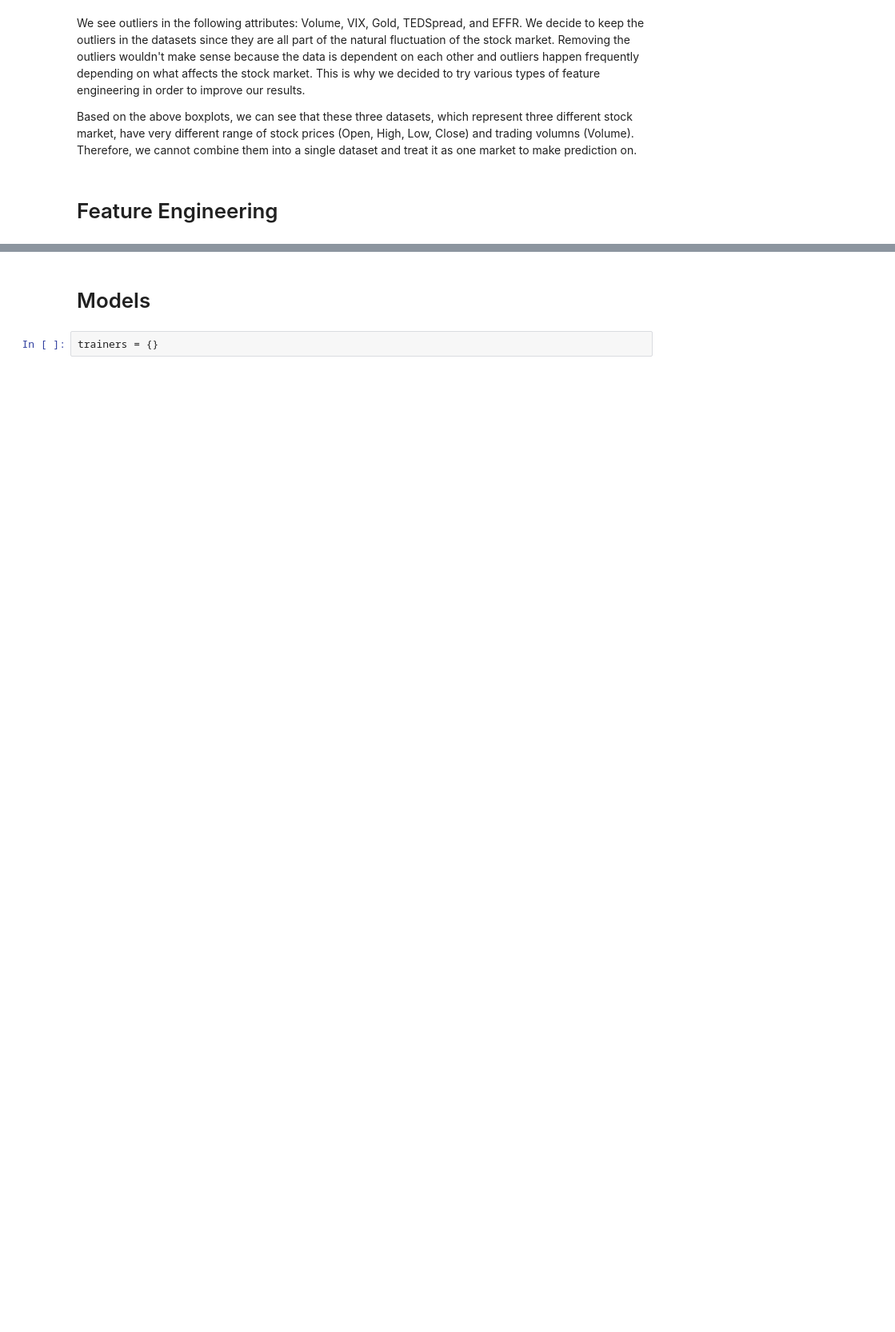
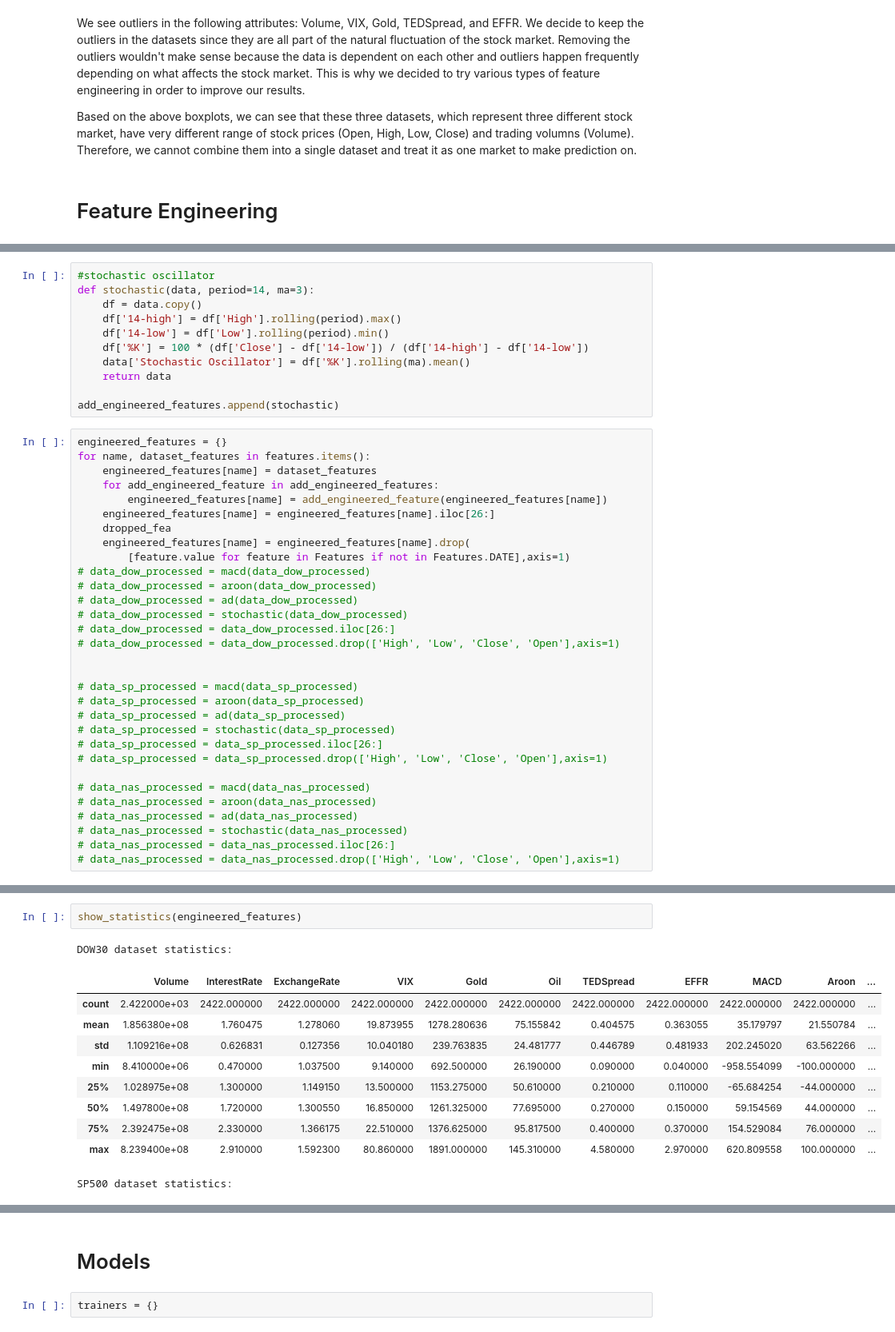
Before and after one commit to jesse-zou/CS363D-Final-Project, a Jupyter notebook: project.ipynb, the cells around one changed output, grey strips where cells are left out. Shown at 80% size. Saved outputs shown, nothing was run; the diff lists cells and outputs as text; blank space fills up the shorter version.

Commit message:
modularizing engineered features

```diff
--- a/project.ipynb
+++ b/project.ipynb
@@ -294,0 +303,42 @@ data_dow_processed.head()
+# %%
+#stochastic oscillator
+def stochastic(data, period=14, ma=3):
+    df = data.copy()
+    df['14-high'] = df['High'].rolling(period).max()
+    df['14-low'] = df['Low'].rolling(period).min()
+    df['%K'] = 100 * (df['Close'] - df['14-low']) / (df['14-high'] - df['14-low'])
+    data['Stochastic Oscillator'] = df['%K'].rolling(ma).mean()
+    return data
+
+add_engineered_features.append(stochastic)
+# %%
+engineered_features = {}
+for name, dataset_features in features.items():
+    engineered_features[name] = dataset_features
+    for add_engineered_feature in add_engineered_features:
+        engineered_features[name] = add_engineered_feature(engineered_features[name])
+    engineered_features[name] = engineered_features[name].iloc[26:]
+    dropped_fea
+    engineered_features[name] = engineered_features[name].drop(
+        [feature.value for feature in Features if not in Features.DATE],axis=1)
+# data_dow_processed = macd(data_dow_processed)
+# data_dow_processed = aroon(data_dow_processed)
+# data_dow_processed = ad(data_dow_processed)
+# data_dow_processed = stochastic(data_dow_processed)
+# data_dow_processed = data_dow_processed.iloc[26:]
+# data_dow_processed = data_dow_processed.drop(['High', 'Low', 'Close', 'Open'],axis=1)
+
+
+# data_sp_processed = macd(data_sp_processed)
+# data_sp_processed = aroon(data_sp_processed)
+# data_sp_processed = ad(data_sp_processed)
+# data_sp_processed = stochastic(data_sp_processed)
+# data_sp_processed = data_sp_processed.iloc[26:]
+# data_sp_processed = data_sp_processed.drop(['High', 'Low', 'Close', 'Open'],axis=1)
+
+# data_nas_processed = macd(data_nas_processed)
+# data_nas_processed = aroon(data_nas_processed)
+# data_nas_processed = ad(data_nas_processed)
+# data_nas_processed = stochastic(data_nas_processed)
+# data_nas_processed = data_nas_processed.iloc[26:]
+# data_nas_processed = data_nas_processed.drop(['High', 'Low', 'Close', 'Open'],axis=1)
@@ -294,0 +371,14 @@ data_dow_processed.head()
+# %%
+show_statistics(engineered_features)
+# %% [output]
+DOW30 dataset statistics:
+|  | Volume | InterestRate | ExchangeRate | VIX | Gold | Oil | TEDSpread | EFFR | MACD | Aroon | ... |
+| count | 2.422000e+03 | 2422.000000 | 2422.000000 | 2422.000000 | 2422.000000 | 2422.000000 | 2422.000000 | 2422.000000 | 2422.000000 | 2422.000000 | ... |
+| mean | 1.856380e+08 | 1.760475 | 1.278060 | 19.873955 | 1278.280636 | 75.155842 | 0.404575 | 0.363055 | 35.179797 | 21.550784 | ... |
+| std | 1.109216e+08 | 0.626831 | 0.127356 | 10.040180 | 239.763835 | 24.481777 | 0.446789 | 0.481933 | 202.245020 | 63.562266 | ... |
+| min | 8.410000e+06 | 0.470000 | 1.037500 | 9.140000 | 692.500000 | 26.190000 | 0.090000 | 0.040000 | -958.554099 | -100.000000 | ... |
+| 25% | 1.028975e+08 | 1.300000 | 1.149150 | 13.500000 | 1153.275000 | 50.610000 | 0.210000 | 0.110000 | -65.684254 | -44.000000 | ... |
+| 50% | 1.497800e+08 | 1.720000 | 1.300550 | 16.850000 | 1261.325000 | 77.695000 | 0.270000 | 0.150000 | 59.154569 | 44.000000 | ... |
+| 75% | 2.392475e+08 | 2.330000 | 1.366175 | 22.510000 | 1376.625000 | 95.817500 | 0.400000 | 0.370000 | 154.529084 | 76.000000 | ... |
+| max | 8.239400e+08 | 2.910000 | 1.592300 | 80.860000 | 1891.000000 | 145.310000 | 4.580000 | 2.970000 | 620.809558 | 100.000000 | ... |
+SP500 dataset statistics:
```
Also changed, not shown: parts of 16 cells of this notebook.
